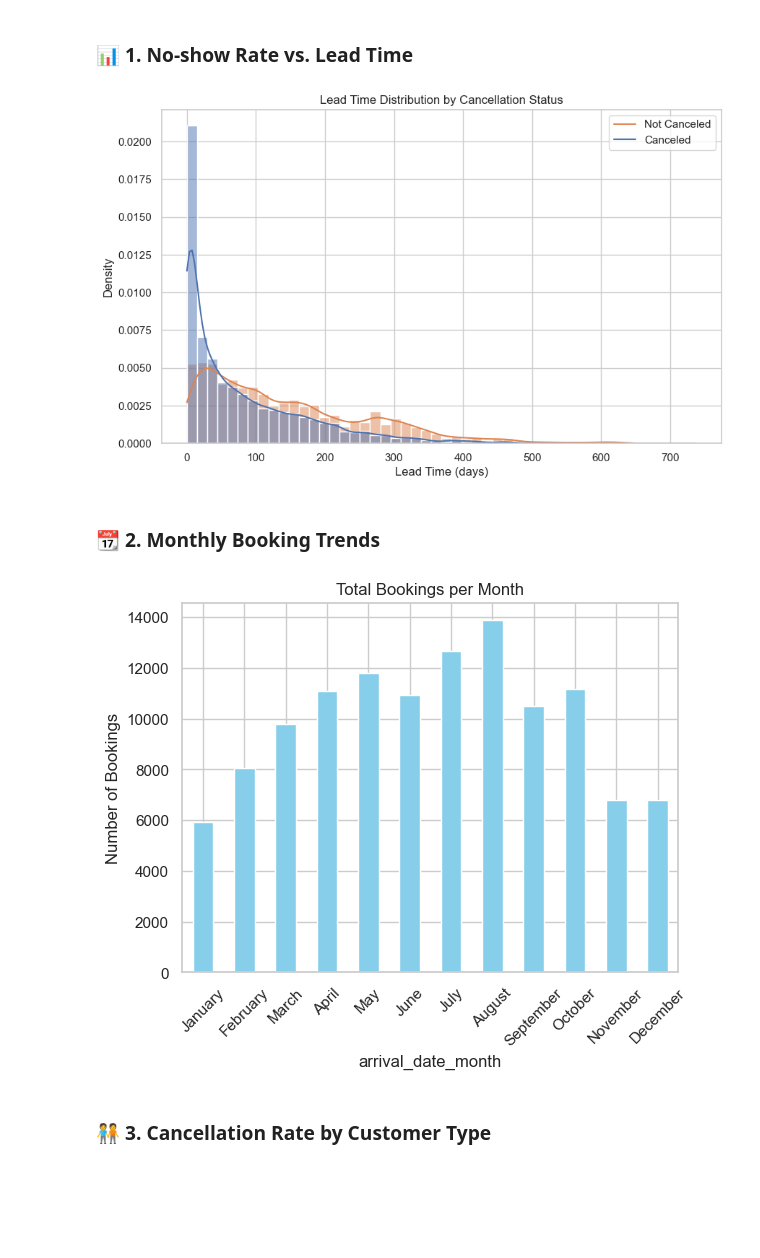
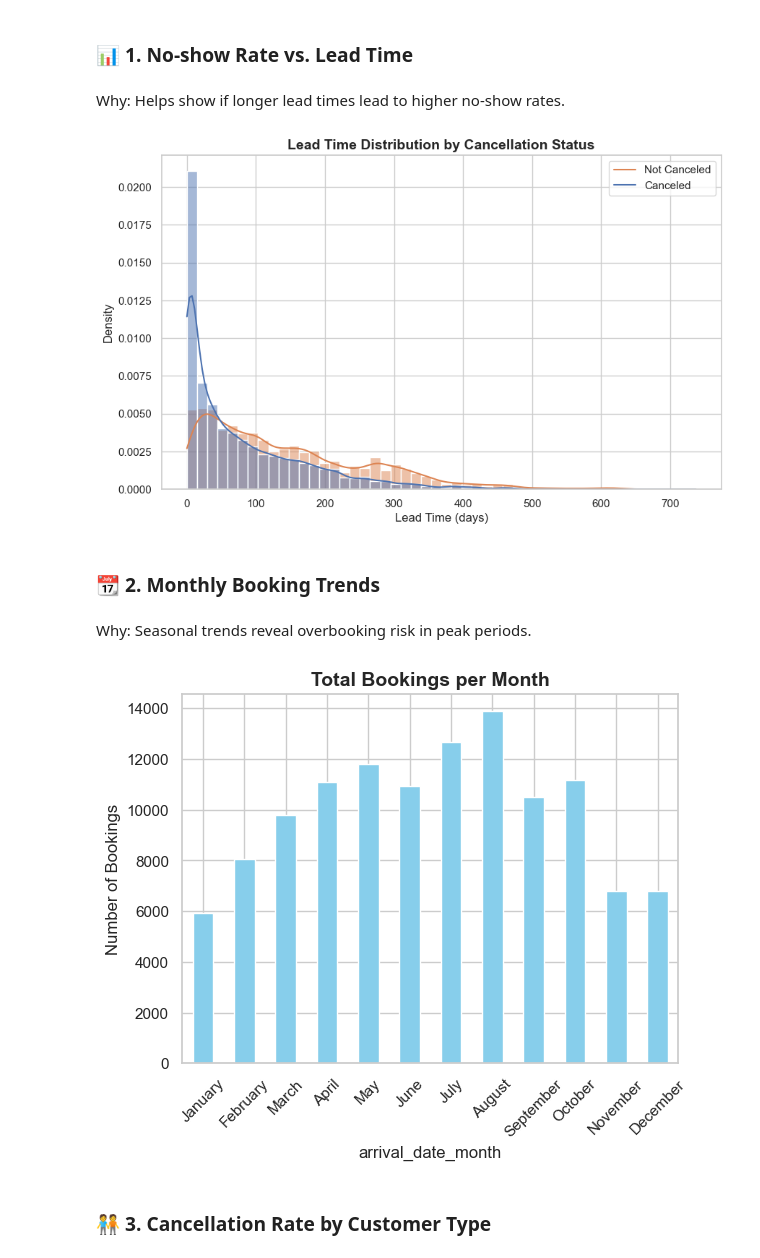
Before and after one commit to CharlesMalonRocha/Capstone-Group-Project, a Jupyter notebook: Overbooking solution.ipynb, the cells around one changed output. Cells and saved outputs as stored; diff of their text form; code cells hidden in the pictures; blank space fills up the shorter version.

```diff
--- a/Overbooking solution.ipynb
+++ b/Overbooking solution.ipynb
@@ -157,28 +152,32 @@ plt.show()
 # %% [markdown]
 ### 📊 1. No-show Rate vs. Lead Time
+# %% [markdown]
+Why: Helps show if longer lead times lead to higher no-show rates.
 # %%
 plt.figure(figsize=(10, 6))
 sns.histplot(data=df, x='lead_time', hue='is_canceled', bins=50, kde=True, stat='density', common_norm=False)
-plt.title('Lead Time Distribution by Cancellation Status')
+plt.title('Lead Time Distribution by Cancellation Status', fontsize=14, weight='bold')
 plt.xlabel('Lead Time (days)')
 plt.ylabel('Density')
 plt.legend(['Not Canceled', 'Canceled'])
 plt.show()
 # %% [output]
-[figure, old version]
+[figure, new version]
 # %% [markdown]
 ### 📆 2. Monthly Booking Trends
+# %% [markdown]
+Why: Seasonal trends reveal overbooking risk in peak periods.
 # %%
 monthly = df['arrival_date_month'].value_counts().reindex([
     'January', 'February', 'March', 'April', 'May', 'June',
     'July', 'August', 'September', 'October', 'November', 'December'
 ])
 monthly.plot(kind='bar', color='skyblue')
-plt.title('Total Bookings per Month')
+plt.title('Total Bookings per Month', fontsize=14, weight='bold')
 plt.ylabel('Number of Bookings')
 plt.xticks(rotation=45)
 plt.show()
 # %% [output]
-[figure, old version]
+[figure, new version]
 # %% [markdown]
 ### 🧑‍🤝‍🧑 3. Cancellation Rate by Customer Type
```
Also changed, not shown: parts of 27 cells of this notebook.
